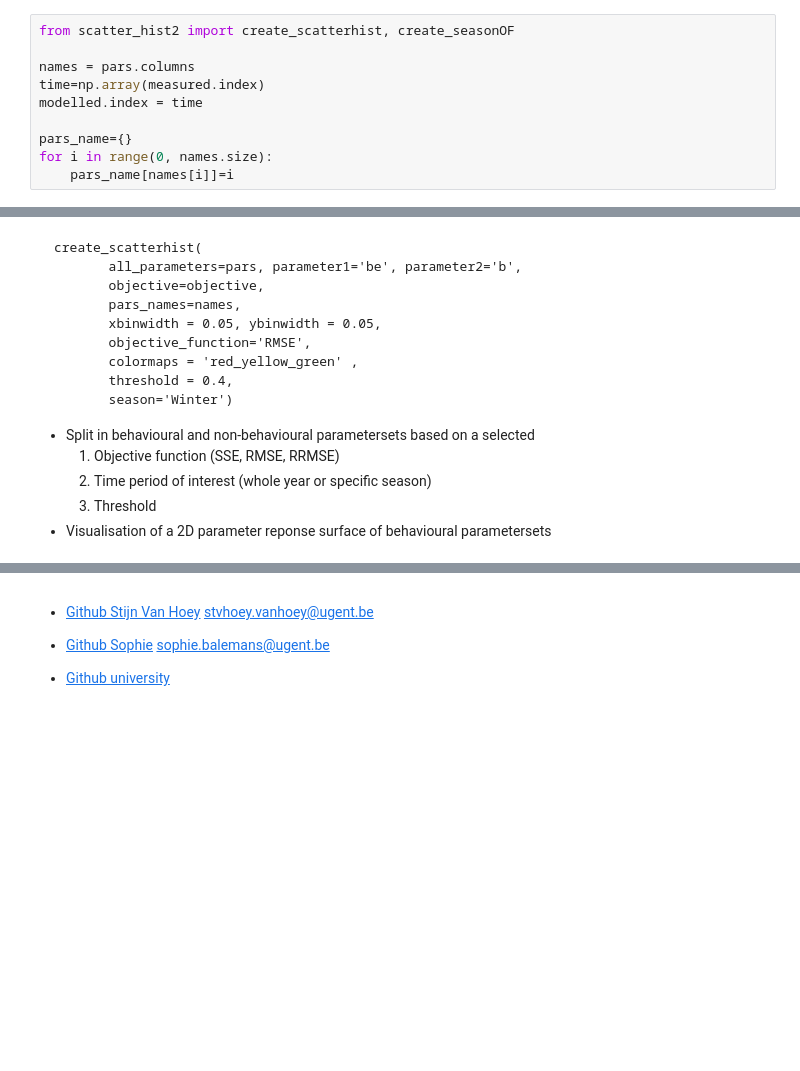
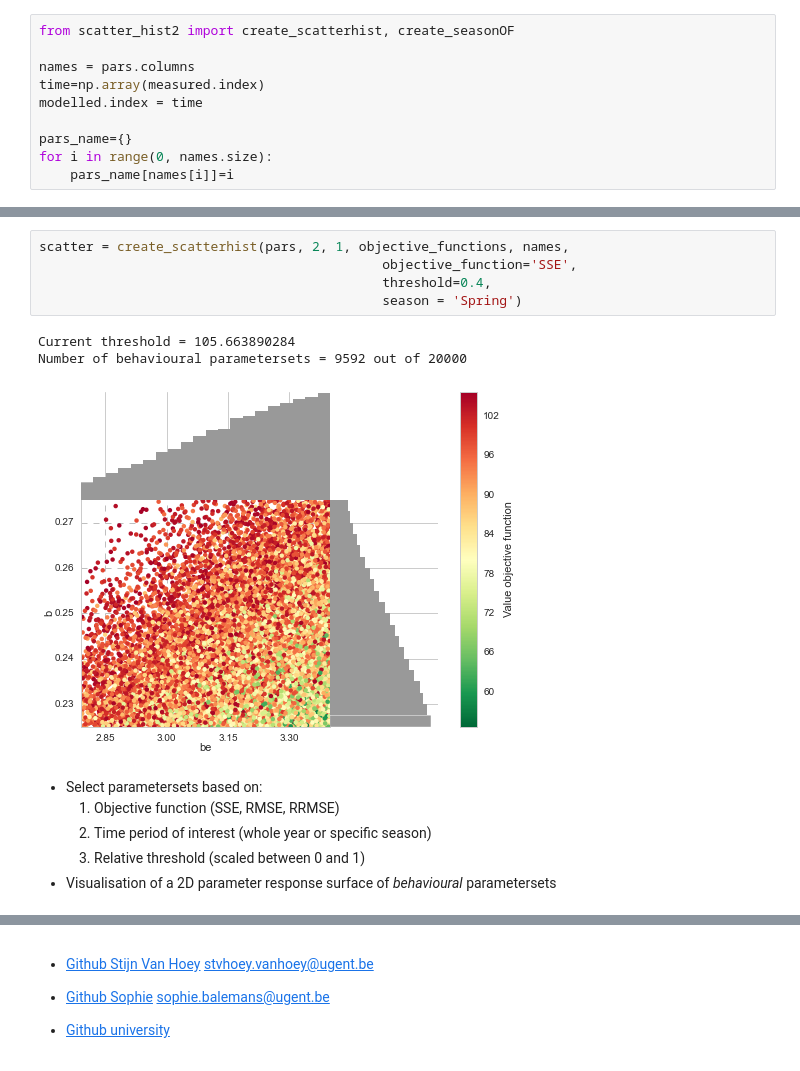
Before and after one commit to stijnvanhoey/EGU2015, a Jupyter notebook: EGU2015_FOSS_notebooks.ipynb, the cells around one changed output, grey strips where cells are left out. Saved outputs shown, nothing was run; the diff lists cells and outputs as text; blank space fills up the shorter version.

````diff
--- a/EGU2015_FOSS_notebooks.ipynb
+++ b/EGU2015_FOSS_notebooks.ipynb
@@ -173,18 +191,15 @@ from scatter_hist2 import create_scatterhist
+# %%
+scatter = create_scatterhist(pars, 2, 1, objective_functions, names,
+                                            objective_function='SSE',
+                                            threshold=0.4,
+                                            season = 'Spring')
+# %% [output]
+Current threshold = 105.663890284
+Number of behavioural parametersets = 9592 out of 20000
+[figure, added]
 # %% [markdown]
-```
-create_scatterhist(
-       all_parameters=pars, parameter1='be', parameter2='b',
-       objective=objective,
-       pars_names=names,
-       xbinwidth = 0.05, ybinwidth = 0.05,
-       objective_function='RMSE',
-       colormaps = 'red_yellow_green' ,
-       threshold = 0.4,
-       season='Winter')
-```
-
-- Split in behavioural and non-behavioural parametersets based on a selected
+- Select parametersets based on:
     1. Objective function (SSE, RMSE, RRMSE)
     2. Time period of interest (whole year or specific season)
-    3. Threshold
-- Visualisation of a 2D parameter reponse surface of behavioural parametersets
+    3. Relative threshold (scaled between 0 and 1)
+- Visualisation of a 2D parameter response surface of *behavioural* parametersets
````
Also changed, not shown: parts of 22 cells of this notebook, 2 other files.
